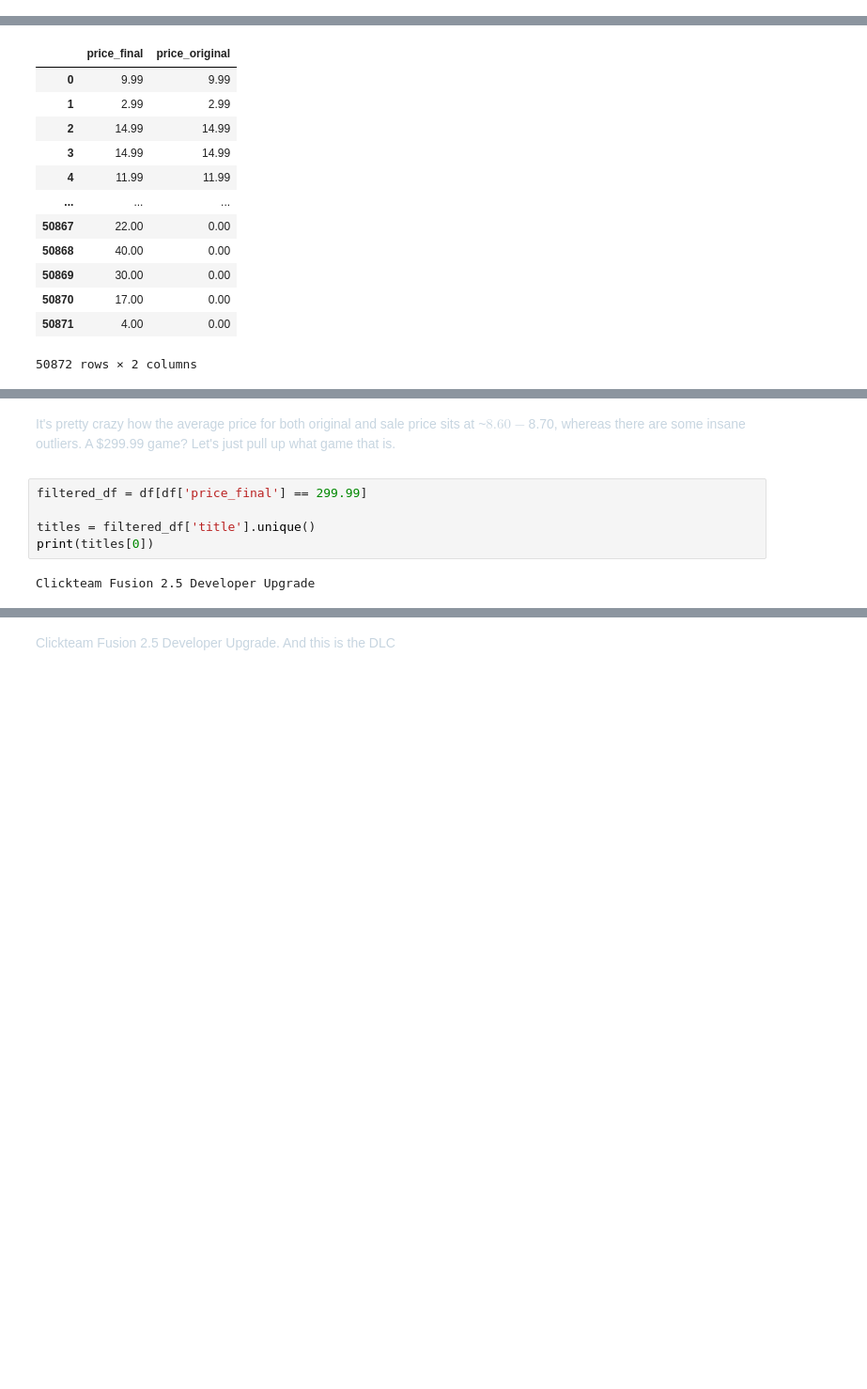
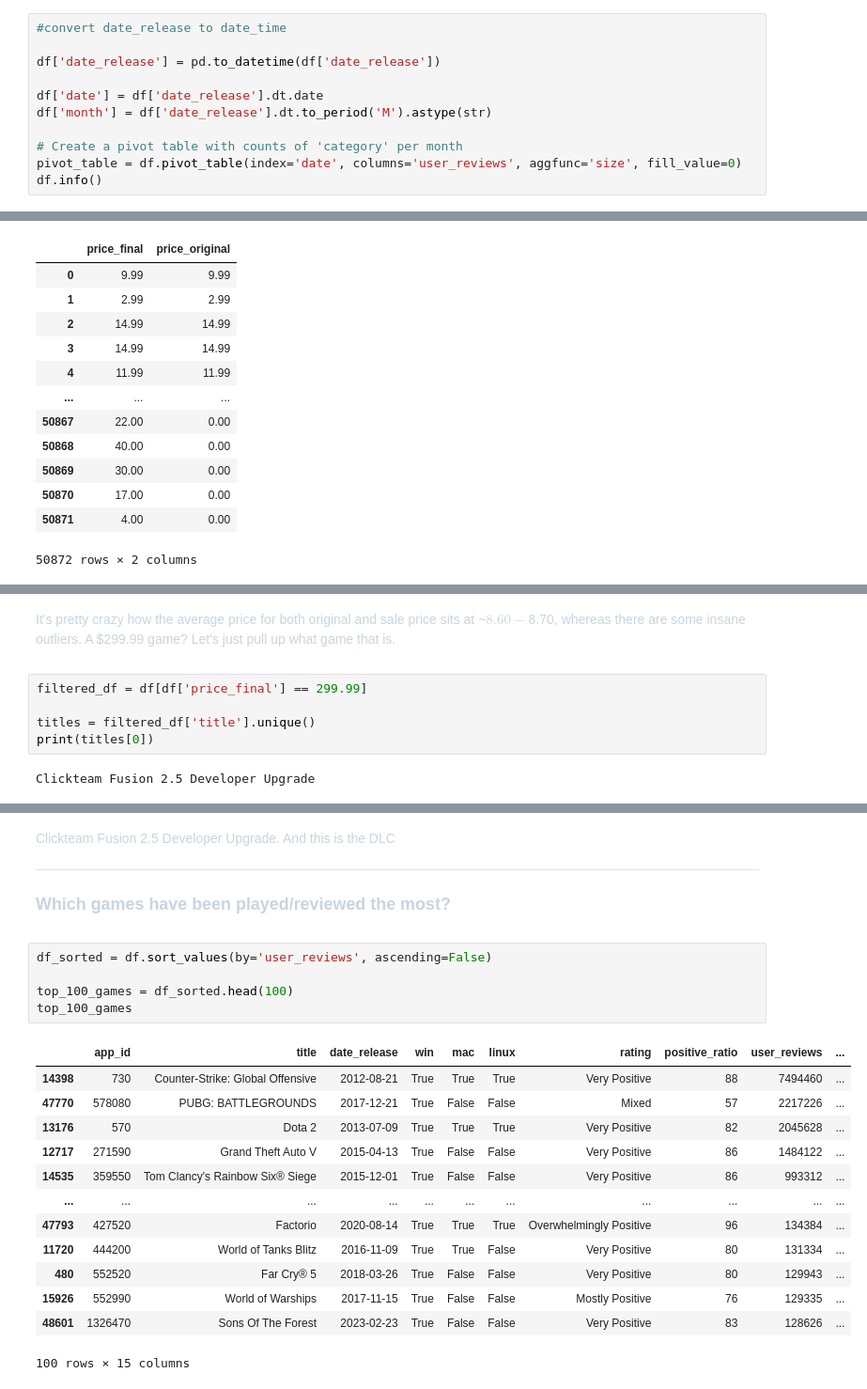
Before and after one commit to dmm4613/steam-games-eda, a Jupyter notebook: steam-eda.ipynb, the cells around one changed output, grey strips where cells are left out. Shown: that part at 94% size. Saved outputs shown, nothing was run; the diff lists cells and outputs as text; blank space fills up the shorter version.

```diff
--- a/steam-eda.ipynb
+++ b/steam-eda.ipynb
@@ -69,3 +69,14 @@ df.head()
 | 2 | 113020 | Monaco: What's Yours Is Mine | 2013-04-24 | True | True | True | Very Positive | 92 | 3722 | ... |
 | 3 | 226560 | Escape Dead Island | 2014-11-18 | True | False | False | Mixed | 61 | 873 | ... |
 | 4 | 249050 | Dungeon of the ENDLESS™ | 2014-10-27 | True | True | False | Very Positive | 88 | 8784 | ... |
+# %%
+#convert date_release to date_time
+
+df['date_release'] = pd.to_datetime(df['date_release'])
+
+df['date'] = df['date_release'].dt.date
+df['month'] = df['date_release'].dt.to_period('M').astype(str)
+
+# Create a pivot table with counts of 'category' per month
+pivot_table = df.pivot_table(index='date', columns='user_reviews', aggfunc='size', fill_value=0)
+df.info()
@@ -222,6 +254,7 @@ plt.show()
 # %% [markdown]
 <span style='color:#c7d5e0'>
 <p> It's pretty crazy how the average price for both original and sale price sits at ~$8.60 - $8.70, whereas there are some insane outliers. A $299.99 game? Let's just pull up what game that is.</p>
+</span>
 # %%
 filtered_df = df[df['price_final'] == 299.99]
 
@@ -234,3 +267,29 @@ Clickteam Fusion 2.5 Developer Upgrade
 # %% [markdown]
 <span style='color:#c7d5e0'>
 <p> Clickteam Fusion 2.5 Developer Upgrade. And this is the DLC</p>
+</span>
+
+____
+
+<span style='color:#c7d5e0'>
+<h3> Which games have been played/reviewed the most? </h3>
+</span>
+# %%
+df_sorted = df.sort_values(by='user_reviews', ascending=False)
+
+top_100_games = df_sorted.head(100)
+top_100_games
+# %% [output]
+|  | app_id | title | date_release | win | mac | linux | rating | positive_ratio | user_reviews | ... |
+| 14398 | 730 | Counter-Strike: Global Offensive | 2012-08-21 | True | True | True | Very Positive | 88 | 7494460 | ... |
+| 47770 | 578080 | PUBG: BATTLEGROUNDS | 2017-12-21 | True | False | False | Mixed | 57 | 2217226 | ... |
+| 13176 | 570 | Dota 2 | 2013-07-09 | True | True | True | Very Positive | 82 | 2045628 | ... |
+| 12717 | 271590 | Grand Theft Auto V | 2015-04-13 | True | False | False | Very Positive | 86 | 1484122 | ... |
+| 14535 | 359550 | Tom Clancy's Rainbow Six® Siege | 2015-12-01 | True | False | False | Very Positive | 86 | 993312 | ... |
+| ... | ... | ... | ... | ... | ... | ... | ... | ... | ... | ... |
+| 47793 | 427520 | Factorio | 2020-08-14 | True | True | True | Overwhelmingly Positive | 96 | 134384 | ... |
+| 11720 | 444200 | World of Tanks Blitz | 2016-11-09 | True | True | False | Very Positive | 80 | 131334 | ... |
+| 480 | 552520 | Far Cry® 5 | 2018-03-26 | True | False | False | Very Positive | 80 | 129943 | ... |
+| 15926 | 552990 | World of Warships | 2017-11-15 | True | False | False | Mostly Positive | 76 | 129335 | ... |
+| 48601 | 1326470 | Sons Of The Forest | 2023-02-23 | True | False | False | Very Positive | 83 | 128626 | ... |
+100 rows × 15 columns
```
Also changed, not shown: parts of 9 cells of this notebook.
